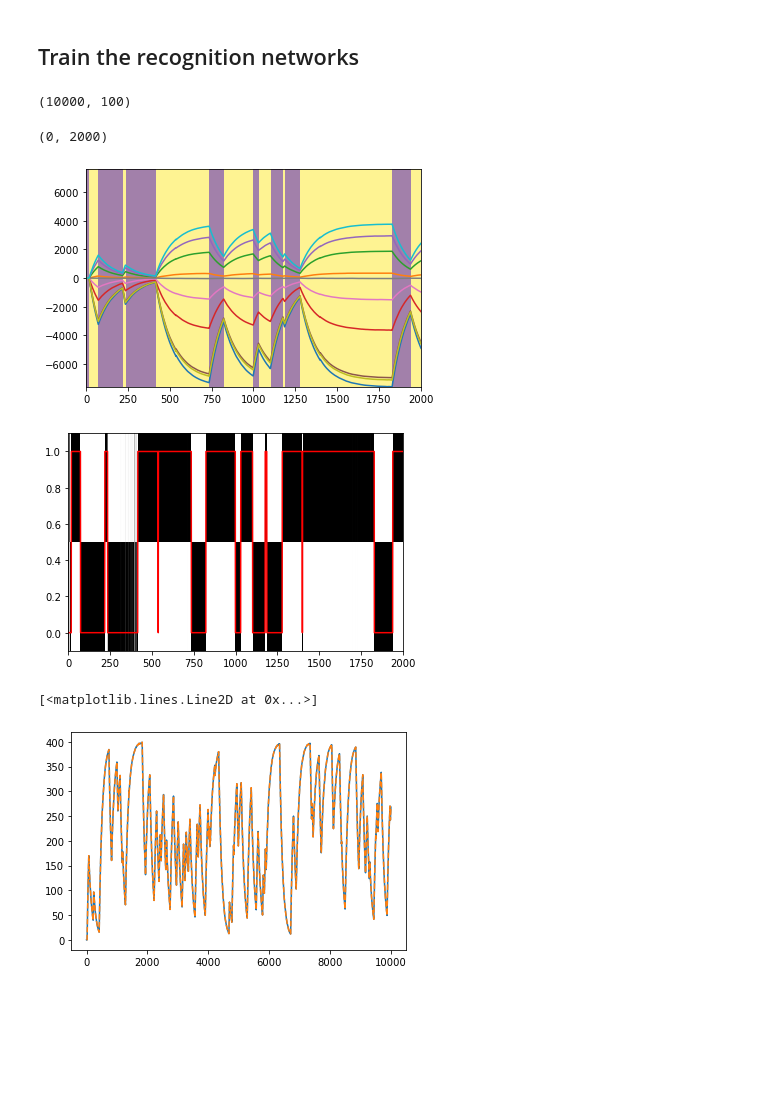
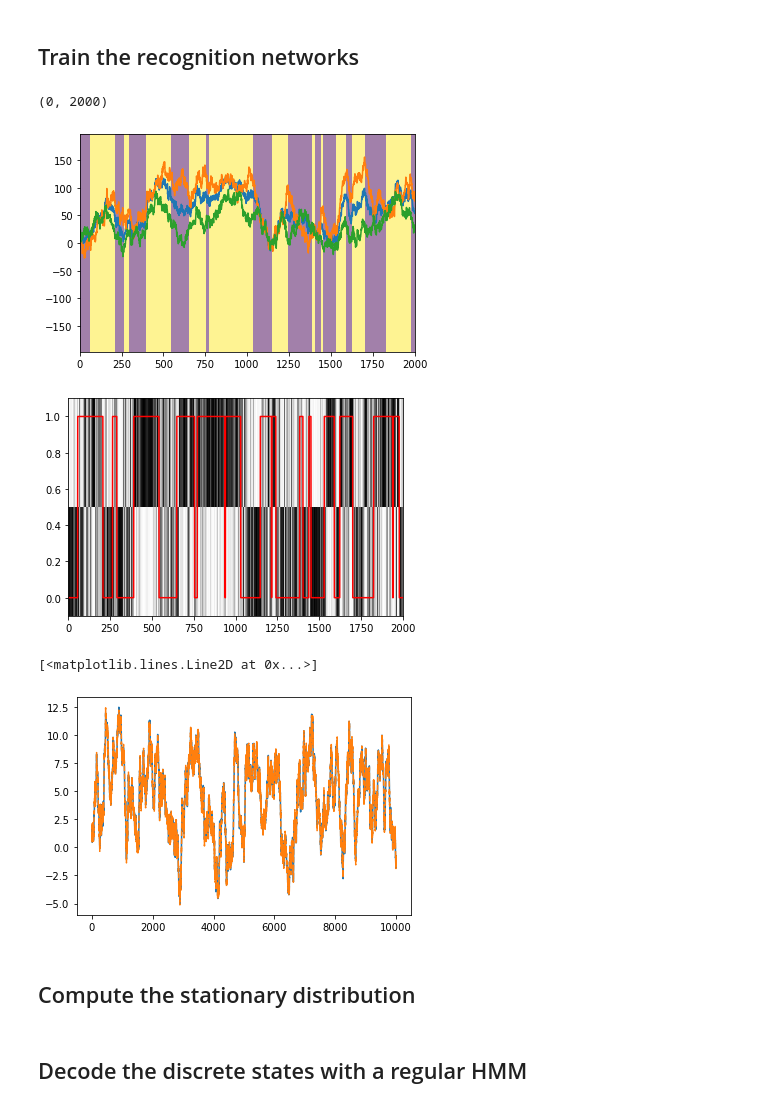
Before and after one commit to themattinthehatt/behavenet, a Jupyter notebook: behavenet/analyses/notebooks/bayesian_decoder.ipynb, the cells around one changed output. Saved outputs shown, nothing was run; the diff lists cells and outputs as text; code cells hidden in the pictures; blank space fills up the shorter version.

Commit message:
more on the decoder

```diff
--- a/behavenet/analyses/notebooks/bayesian_decoder.ipynb
+++ b/behavenet/analyses/notebooks/bayesian_decoder.ipynb
@@ -135,33 +134,34 @@ $$
 import matplotlib.pyplot as plt
 %matplotlib inline
 # %%
-import numpy as np
-import numpy.random as npr
-
 K = 2   # discrete states
 D = 2   # continuous dim
-N = 10  # num neurons
+N = 3   # num neurons
 
 eps = 0.99
 P = eps * np.eye(K) + (1 - eps) * (1 - np.eye(K))
+
+mu0 = np.zeros(D)
+Sigma0 = np.eye(D)
+
 A1 = 0.99 * np.eye(D)
 theta = 0.1
 # A2 = np.array([[np.cos(theta),   np.sin(theta)],
 #                [-np.sin(theta),  np.cos(theta)]])
 A2 = 0.99 * np.eye(D)
-As = [A1, A2]
+As = np.array([A1, A2])
 
 b1 = np.zeros(D)
-b2 = 4 * np.ones(D)
-bs = [b1, b2]
+b2 = .1 * np.ones(D)
+bs = np.array([b1, b2])
 
-Q1 = 0.01 * np.eye(D)
-Q2 = 0.01 * np.eye(D)
-Qs = [Q1, Q2]
+Q1 = 0.1 * np.eye(D)
+Q2 = 0.1 * np.eye(D)
+Qs = np.array([Q1, Q2])
 
 C = 5 * npr.randn(N, D)
 d = np.zeros(N)
-S = 0.01 * np.eye(N)
+S = 10 * np.eye(N)
 # %%
 # Simulate some data
 T = 10000
@@ -169,6 +169,10 @@ T = 10000
 zs = np.zeros(T, dtype=int)
 xs = np.zeros((T, D))
 ns = np.zeros((T, N))
+
+# Initialize
+zs[0] = 0
+xs[0] = npr.multivariate_normal(mu0, Sigma0)
 
 for t in np.arange(1, T):
     # Sample z_t | z_{t-1}
@@ -205,32 +209,28 @@ from sklearn.linear_model import LogisticRegression, LinearRegression
 W = 10
 ns_pad = np.concatenate([np.zeros((W//2, N)), ns, np.zeros((W//2, N))])
 ns_window = np.column_stack([ns_pad[w:T+w] for w in range(W)] )
-# %%
-ns_window.shape
-# %% [output]
-(10000, 100)
 # %%
 recog_z = LogisticRegression(solver="lbfgs")
 recog_z.fit(ns_window, zs)
-qz = recog_z.predict_log_proba(ns_window)
+log_qz = recog_z.predict_log_proba(ns_window)
 # %%
 
 plt.figure()
 plt.imshow(zs[None, :], aspect="auto", extent=(0, T, -nlim, nlim), alpha=0.5)
 plt.plot(ns)
 plt.xlim(0, 2000)
 plt.ylim(-nlim, nlim)
 
 plt.figure()
-plt.imshow(np.exp(qz).T, aspect="auto", cmap="Greys")
+plt.imshow(np.exp(log_qz).T, aspect="auto", cmap="Greys")
 plt.plot(zs, '-r')
 plt.ylim(-0.1, 1.1)
 plt.xlim([0, 2000])
 # plt.colorbar()
 # %% [output]
 (0, 2000)
-[figure, old version]
+[figure, new version]
-[figure, old version]
+[figure, new version]
 # %%
 # Train a linear regression
 recog_x = LinearRegression()
@@ -240,6 +240,8 @@ Sigma_x = 0.01 * np.eye(D)
 # %%
-plt.plot(mu_x[:, 0])
+plt.plot(q_mu_x[:, 0])
 plt.plot(xs[:, 0], '--')
 # %% [output]
 [<matplotlib.lines.Line2D at 0x...>]
-[figure, old version]
+[figure, new version]
+# %% [markdown]
+## Compute the stationary distribution
@@ -245,0 +263,2 @@ plt.plot(xs[:, 0], '--')
+# %% [markdown]
+## Decode the discrete states with a regular HMM
```
Also changed, not shown: parts of 14 cells of this notebook.
